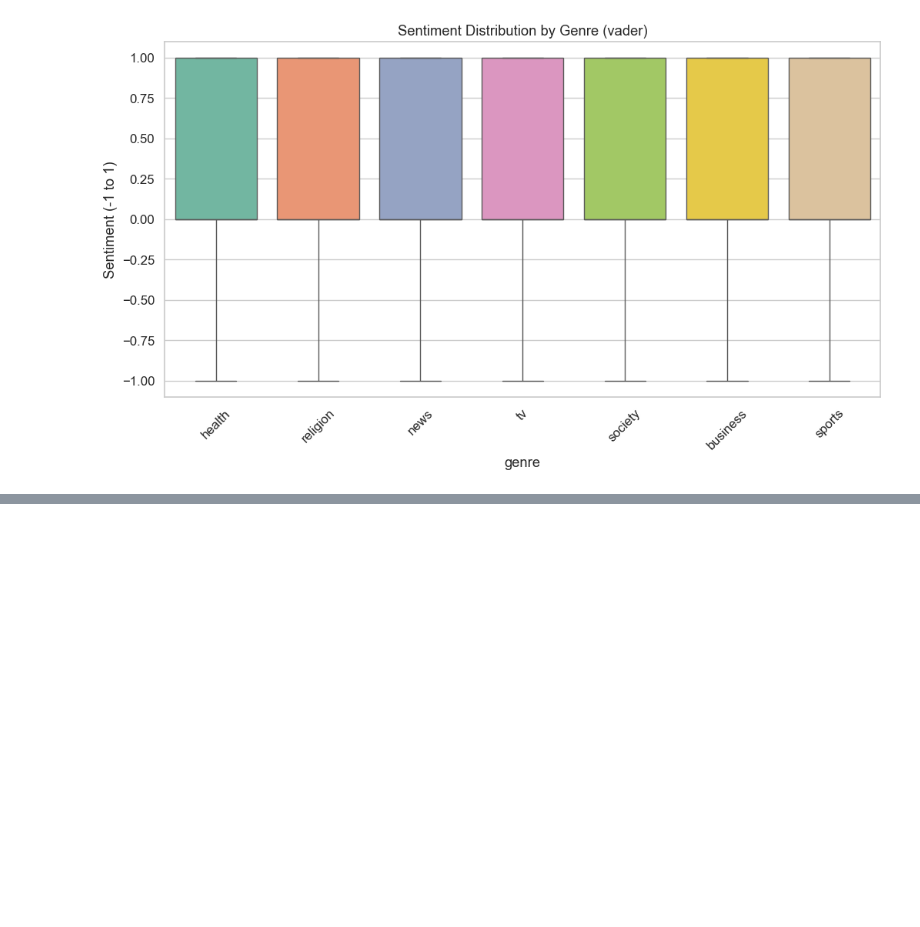
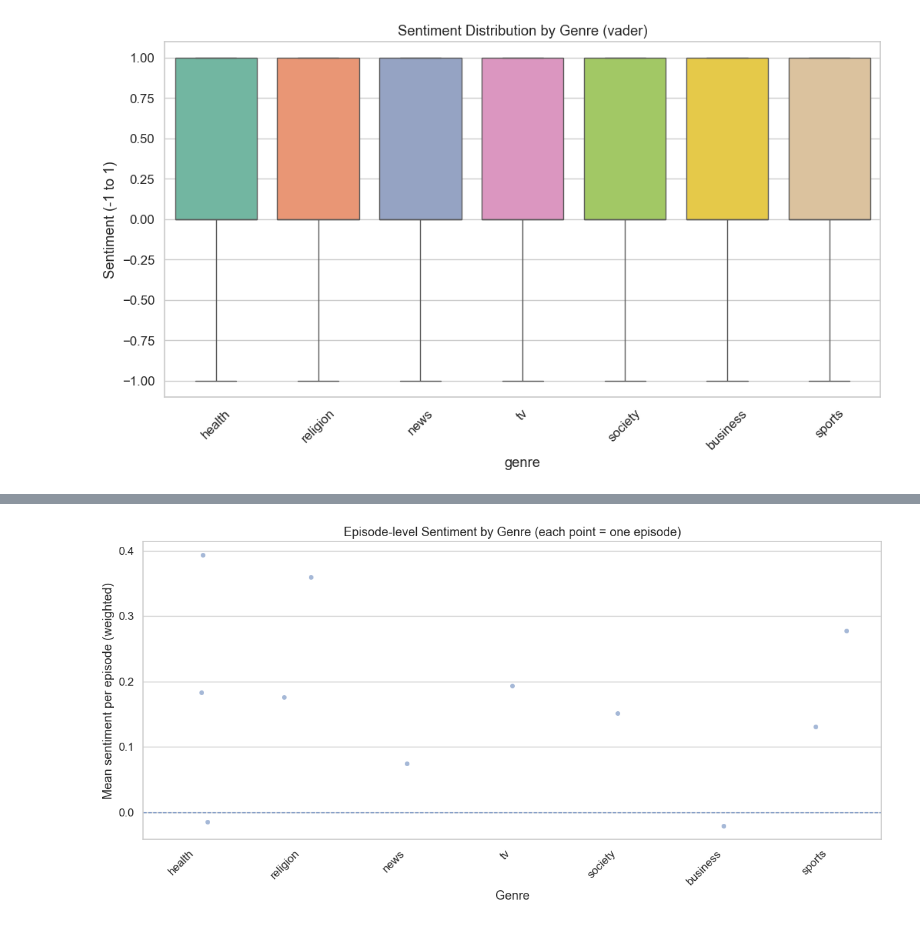
Before and after one commit to au-nlp/project-milestone-p2-group4, a Jupyter notebook: sentiment_analysis.ipynb, the cells around one changed output, grey strips where cells are left out. Drawn from its saved outputs; the diff is of its cells as text; code cells hidden in the pictures; blank space fills up the shorter version.

```diff
--- a/sentiment_analysis.ipynb
+++ b/sentiment_analysis.ipynb
@@ -519,0 +603,12 @@ Passing `palette` without assigning `hue` is deprecated and will be removed in v
+# %%
+plt.figure(figsize=(12,6))
+sns.stripplot(data=ep_level, x="genre", y="mean_sent", jitter=0.25, alpha=0.5)
+plt.axhline(0, linestyle="--", linewidth=1)
+plt.xticks(rotation=45, ha="right")
+plt.title("Episode-level Sentiment by Genre (each point = one episode)")
+plt.ylabel("Mean sentiment per episode (weighted)")
+plt.xlabel("Genre")
+plt.tight_layout()
+plt.show()
+# %% [output]
+[figure, added]
```
Also changed, not shown: parts of 12 cells of this notebook, 1 other file.
